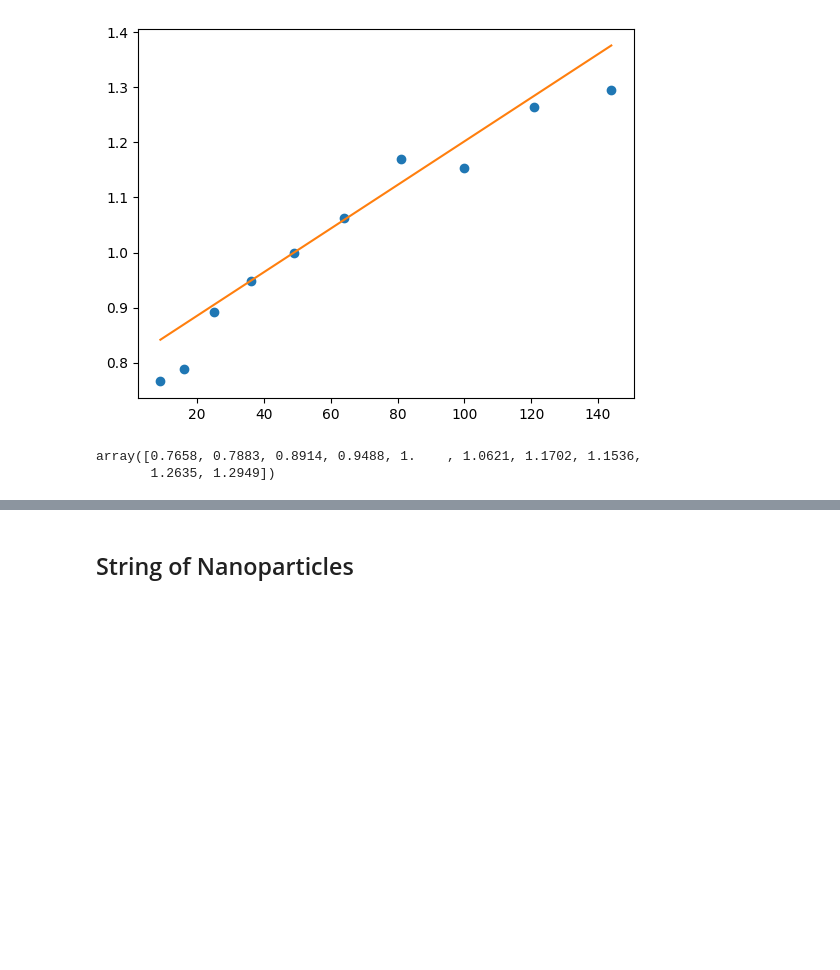
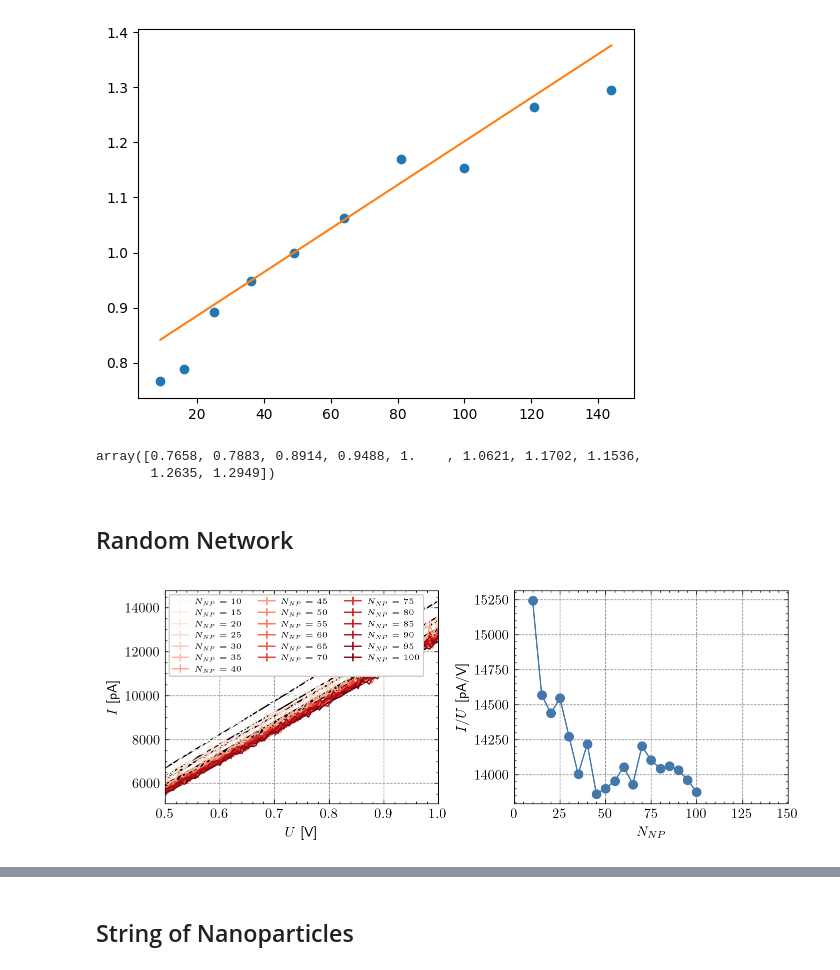
Before and after one commit to JonasMnsing/NanoNets, a Jupyter notebook: scripts/1_funding_period/current_magnitude/current_magnitude.ipynb, the cells around one changed output, grey strips where cells are left out. Saved outputs shown, nothing was run; the diff lists cells and outputs as text; code cells hidden in the pictures; blank space fills up the shorter version.

```diff
--- a/scripts/1_funding_period/current_magnitude/current_magnitude.ipynb
+++ b/scripts/1_funding_period/current_magnitude/current_magnitude.ipynb
@@ -155,3 +174,5 @@ np.round(scale,4)
 # %% [output]
 array([0.7658, 0.7883, 0.8914, 0.9488, 1.    , 1.0621, 1.1702, 1.1536,
        1.2635, 1.2949])
+# %% [markdown]
+## Random Network
@@ -157,0 +209,40 @@ array([0.7658, 0.7883, 0.8914, 0.9488, 1.    , 1.0621, 1.1702, 1.1536,
+# %%
+p_vals = []
+
+for N in dic_r_new.keys():
+
+    p, cov = curve_fit(fit_func, V_arr[:,0], dic_r_new[N][:,2])
+
+    p_vals.append(p)
+# %%
+slopes  = np.array([p[0] for p in p_vals])
+# scale   = slopes[4]/slopes
+# p, cov  = curve_fit(fit_func, np.arange(3,13)**2, scale)
+# %%
+cmap = plt.get_cmap('Reds')
+
+with plt.style.context(["science", "bright", "grid"]):
+
+    fig = plt.figure(dpi=200, layout='constrained')
+    fig.set_figwidth(fig.get_figwidth()*2)
+    ax  = fig.add_subplot(1,2,1)
+
+    for i, N in enumerate(np.arange(10,101,5)):
+
+        ax.errorbar(V_arr[:,0], dic_r_new[N][:,2], 0, c=cmap(i/len(dic_r_new.keys())), label='$N_{NP} = '+f' {N}$')
+        ax.plot(V_arr[:,0], fit_func(V_arr[:,0], *p_vals[i]), 'black')
+
+    ax.set_ylabel("$I$ [pA]")
+    ax.set_xlabel("$U$ [V]")
+    ax.legend(fontsize='xx-small', ncol=3)
+    ax.set_xlim(0.5,1.0)
+
+    ax  = fig.add_subplot(1,2,2)
+
+    ax.plot(np.arange(10,101,5), slopes, '-o')
+    ax.set_ylabel('$I/U$ [pA/V]')
+    ax.set_xlabel("$N_{NP}$")
+    ax.set_xlim(0,150)
+    # fig.savefig("docs/I_V_cubic_network.png")
+# %% [output]
+[figure, added]
```
Also changed, not shown: parts of 7 cells of this notebook, 1 other file.
